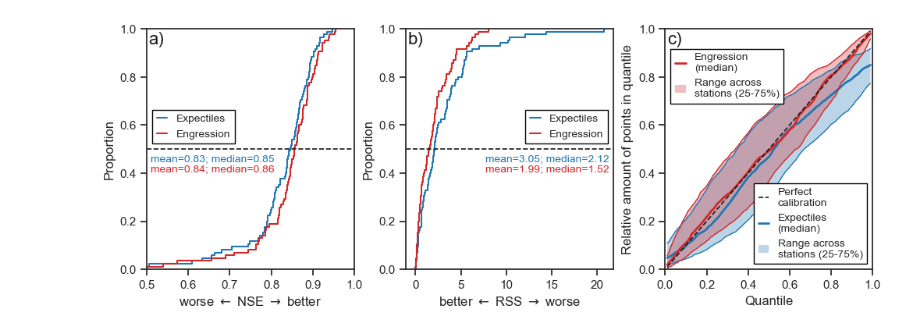
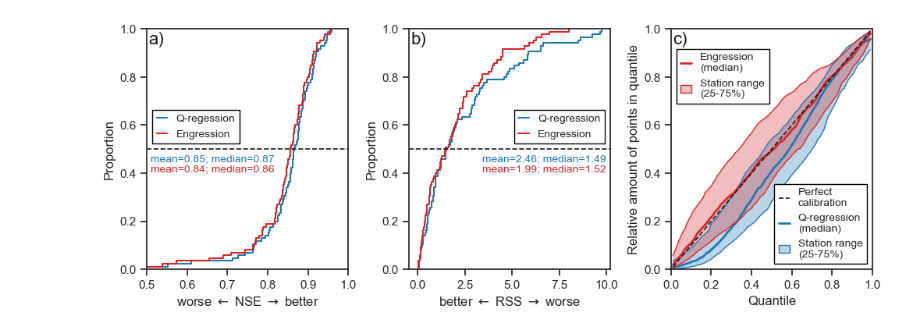
Before and after one commit to bask0/mach-flow-engression, a Jupyter notebook: analysis/code_steven/02_cdf_eval.ipynb, the cells around one changed output. Drawn from its saved outputs; the diff is of its cells as text; code cells hidden in the pictures.

Commit message:
Update plots

```diff
--- a/analysis/code_steven/02_cdf_eval.ipynb
+++ b/analysis/code_steven/02_cdf_eval.ipynb
@@ -13,7 +13,8 @@ set_matplotlib_config()
 SAVE_DIR = Path('../figures/')
 # %%
 exp = xr.open_zarr(
-    '/net/argon/landclim/kraftb/machflow_engression/runs_expectiles/default/xval/fold_000/preds.zarr/'
+    # '/net/argon/landclim/kraftb/machflow_engression/runs_expectiles/default/xval/fold_000/preds.zarr/'
+    '/net/argon/landclim/kraftb/machflow_engression/runs_quantiles/default/xval/fold_000/preds.zarr/'
 ).isel(time=slice(365, None)).sel(time=slice('2017', '2022'))
 exp = exp.where((exp.folds > 0).compute(), drop=True)[['Qmm', 'Qmm_mod']].compute()
 
@@ -24,9 +25,11 @@ eng = eng.where((eng.folds > 0).compute(), drop=True)[['Qmm', 'Qmm_mod']].comput
 
 pred_eng = eng.Qmm_mod
 obs_eng = eng.Qmm
+pred_eng = pred_eng.where(obs_eng, drop=True)
 
 pred_exp = exp.Qmm_mod
 obs_exp = exp.Qmm
+pred_exp = pred_exp.where(obs_exp, drop=True)
 # %%
 ranks = xr.apply_ufunc(
     find_rank,
@@ -58,7 +61,7 @@ cdf['quantile'] = expectiles
 cdf = xr.Dataset({'cdf': cdf})
 
 cdf['rss'] = ((cdf['cdf'] - cdf['quantile']) ** 2).sum(dim='quantile')
-cdf['nse'] = 1 - ((obs_exp - pred_exp.median('member')) ** 2).sum('time') / ((obs_exp - obs_exp.mean('time')) ** 2).sum('time')
+cdf['nse'] = 1 - ((obs_exp - pred_exp.sel(member=0.5)) ** 2).sum('time') / ((obs_exp - obs_exp.mean('time')) ** 2).sum('time')
 
 cdf_df = cdf['cdf'].to_dataframe(name='CDF').reset_index()
 rss_df = cdf['rss'].to_dataframe(name='RSS').reset_index()
@@ -121,12 +170,12 @@ cdf_eng_df = cdf_df
 # %%
 
-fig, axes = plt.subplots(1, 3, figsize=(12, 4), gridspec_kw={'wspace': 0.25})
+fig, axes = plt.subplots(1, 3, figsize=(12, 4), gridspec_kw={'wspace': 0.3, 'hspace': 0.25})
 
 ######## Plot NSE ########
 
 ax = axes[0]
 
-sns.ecdfplot(data=metric_exp_df, x='NSE', color='tab:blue', label='Expectiles', ax=ax)
+sns.ecdfplot(data=metric_exp_df, x='NSE', color='tab:blue', label='Q-regession', ax=ax)
 sns.ecdfplot(data=metric_eng_df, x='NSE', color='tab:red', label='Engression', ax=ax)
 
 ax.text(0.02, 0.48, f'mean={metric_exp_df.NSE.mean():0.2f}; median={metric_exp_df.NSE.median():0.2f}',
@@ -143,11 +192,59 @@ ax.set_ylabel('Proportion')
 # Put legend top center:
 ax.legend(loc='lower left', bbox_to_anchor=(0., 0.5), handlelength=1.0)
 
+######## Plot FDC ########
+
+# ax = axes[0, 1]
+
+# sns.boxplot(box_data, x='interval', y='value', hue='source', ax=ax, showfliers=False,
+#             palette=['tab:blue', 'tab:red'], boxprops=dict(alpha=.5),
+#             width=0.8, gap=0.3, legend='brief', saturation=1)
+
+# import matplotlib.patches as mpatches
+# # grab only the PathPatch objects that are the actual boxes
+# boxes = [p for p in ax.patches if isinstance(p, mpatches.PathPatch)]
+
+# lines_per_box = len(ax.lines) // len(boxes)   # works whether flier lines exist or not
+
+# for i, box in enumerate(boxes):
+#     col = box.get_facecolor()
+#     # new_col = (*col[:3], 1.0)
+#     new_col = blend_with_alpha(col, alpha=0.3)
+
+#     box.set_edgecolor(col)
+#     box.set_facecolor(new_col)                 # optional: keep boxes hollow
+
+#     start = i * lines_per_box
+#     for line in ax.lines[start:start + lines_per_box]:
+#         line.set_color(col)
+#         line.set_mfc(col)                     # face colour of fliers (if any)
+#         line.set_mec(col)                     # edge colour of fliers
+
+# ax.axhline(0.5, color='k', ls='--', lw=1.2, zorder=100)
+
+# ax.set_xticks((np.arange(len(bounds)) - 0.5)[::3])
+# ax.set_xticklabels((np.arange(0, 1.001, 0.2)).round(1));
+
+# ax.legend_.set_title(None)
+
+# ax.set_xlabel('Quantile')
+# ax.set_ylabel('%Bias')
+# # ax.set_ylim(None, 55)
+
+# # Put legend top center:
+# legend = ax.legend(loc='upper right', bbox_to_anchor=(1.0, 1.0), handlelength=1.0)
+
+# for legpatch in legend.get_patches():
+#     col = legpatch.get_facecolor()
+#     legpatch.set_edgecolor(col)
+
+# blend_legend_color_with_alpha(legend=legend, indices=[0, 1], alpha=0.3)
+
 ######## Plot RSS ########
 
 ax = axes[1]
 
-sns.ecdfplot(data=metric_exp_df, x='RSS', color='tab:blue', label='Expectiles', ax=ax)
+sns.ecdfplot(data=metric_exp_df, x='RSS', color='tab:blue', label='Q-regression', ax=ax)
 sns.ecdfplot(data=metric_eng_df, x='RSS', color='tab:red', label='Engression', ax=ax)
 
 ax.text(0.98, 0.48, f'mean={metric_exp_df.RSS.mean():0.2f}; median={metric_exp_df.RSS.median():0.2f}',
@@ -168,7 +265,7 @@ ax.legend(loc='lower right', bbox_to_anchor=(1.0, 0.5), handlelength=1.0)
 
 ax = axes[2]
 
-for i, (cdf, name_nice) in enumerate(zip([cdf_exp.cdf, cdf_eng.cdf], ['Expectiles', 'Engression'])):
+for i, (cdf, name_nice) in enumerate(zip([cdf_exp.cdf, cdf_eng.cdf], ['Q-regression', 'Engression'])):
     x = np.arange(start=0.01, stop=1.0, step=0.01)
 
     if i == 0:
@@ -181,33 +278,40 @@ for i, (cdf, name_nice) in enumerate(zip([cdf_exp.cdf, cdf_eng.cdf], ['Expectile
     low = np.quantile(cdf, 0.25, axis=0)
     high = np.quantile(cdf, 0.75, axis=0)
 
     sns.lineplot(x=x, y=med, ax=ax, label=f'{name_nice}\n(median)', color=color, zorder=-10, lw=2)
     sns.lineplot(x=x, y=low, ax=ax, color=color, zorder=-10, lw=1)
     sns.lineplot(x=x, y=high, ax=ax, color=color, zorder=-10, lw=1)
 
     ax.fill_between(
-        x=x, y1=low, y2=high, ec='none', fc=color, alpha=0.3, zorder=-20, label=f'Range across\nstations (25-75%)')
+        x=x, y1=low, y2=high, ec='none', fc=color, alpha=0.3, zorder=-20, label=f'Station range\n(25-75%)')
 
 ax.set_rasterization_zorder(-5)
 ax.set_xlabel('Quantile')
 ax.set_ylabel('Relative amount of points in quantile')
 ax.set_xlim(0, 1)
 ax.set_ylim(0, 1)
 
 handles, labels = ax.get_legend_handles_labels()
 legend0 = ax.legend(handles[3:], labels[3:],  loc='upper left', bbox_to_anchor=(0.0, 0.94), handlelength=1.0)
 blend_legend_color_with_alpha(legend=legend0, indices=[1], alpha=0.3)
 plt.gca().add_artist(legend0)
 legend1 = ax.legend(handles[:3], labels[:3],  loc='lower right', bbox_to_anchor=(1.0, 0.0), handlelength=1.0)
 blend_legend_color_with_alpha(legend=legend1, indices=[2], alpha=0.3)
 
+for legpatch in legend0.get_patches():
+    legpatch.set_edgecolor('tab:red')
+for legpatch in legend1.get_patches():
+    legpatch.set_edgecolor('tab:blue')
+
 # ax.add_artist(legend0)
 # ax.add_artist(legend1)
 
-for ax , label in zip(axes, ['a)', 'b)', 'c)']):
+for ax , label in zip(axes.flat, ['a)', 'b)', 'c)']):
     ax.annotate(label, xy=(0.01, 0.99), xycoords='axes fraction', fontsize=16,
                 ha='left', va='top', color='k')
 
+fig.align_ylabels()
+
 fig.savefig(SAVE_DIR / 'calibration_plot.eps', dpi=300, bbox_inches='tight')
 # %% [output]
-[figure, old version]
+[figure, new version]
```
Also changed, not shown: parts of 2 cells of this notebook, 6 other files.
